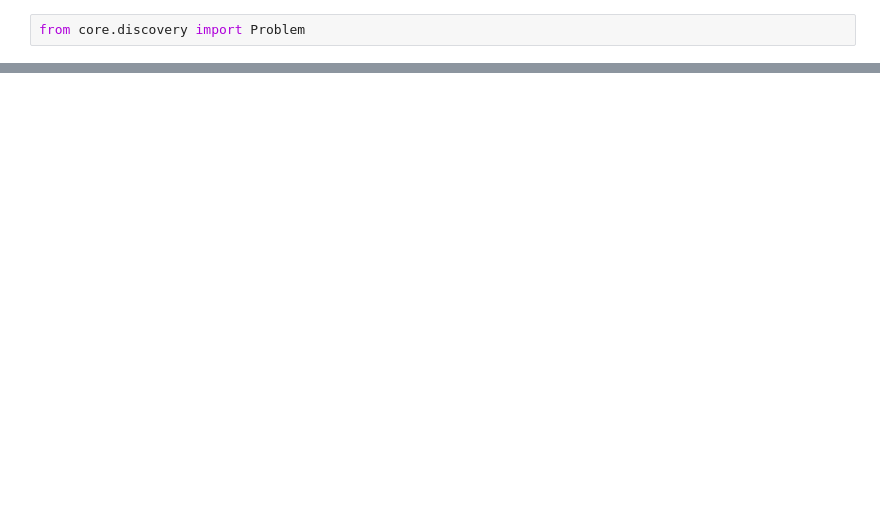
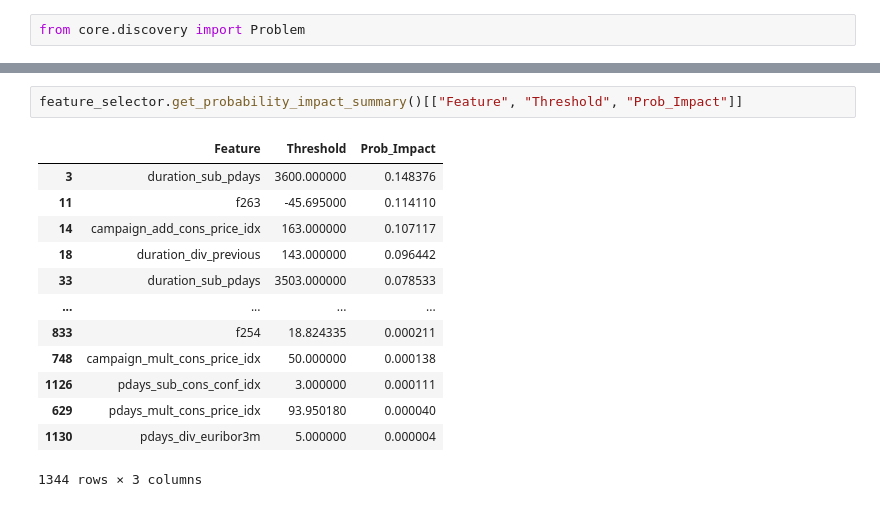
Before and after one commit to drishtichadha/spark_beyond, a Jupyter notebook: example.ipynb, the cells around one changed output, grey strips where cells are left out. Drawn from its saved outputs; the diff is of its cells as text; blank space fills up the shorter version.

```diff
--- a/example.ipynb
+++ b/example.ipynb
@@ -44,0 +249,16 @@ from core.discovery import Problem
+# %%
+feature_selector.get_probability_impact_summary()[["Feature", "Threshold", "Prob_Impact"]]
+# %% [output]
+|  | Feature | Threshold | Prob_Impact |
+| 3 | duration_sub_pdays | 3600.000000 | 0.148376 |
+| 11 | f263 | -45.695000 | 0.114110 |
+| 14 | campaign_add_cons_price_idx | 163.000000 | 0.107117 |
+| 18 | duration_div_previous | 143.000000 | 0.096442 |
+| 33 | duration_sub_pdays | 3503.000000 | 0.078533 |
+| ... | ... | ... | ... |
+| 833 | f254 | 18.824335 | 0.000211 |
+| 748 | campaign_mult_cons_price_idx | 50.000000 | 0.000138 |
+| 1126 | pdays_sub_cons_conf_idx | 3.000000 | 0.000111 |
+| 629 | pdays_mult_cons_price_idx | 93.950180 | 0.000040 |
+| 1130 | pdays_div_euribor3m | 5.000000 | 0.000004 |
+1344 rows × 3 columns
```
Also changed, not shown: parts of 27 cells of this notebook, 21 other files.
